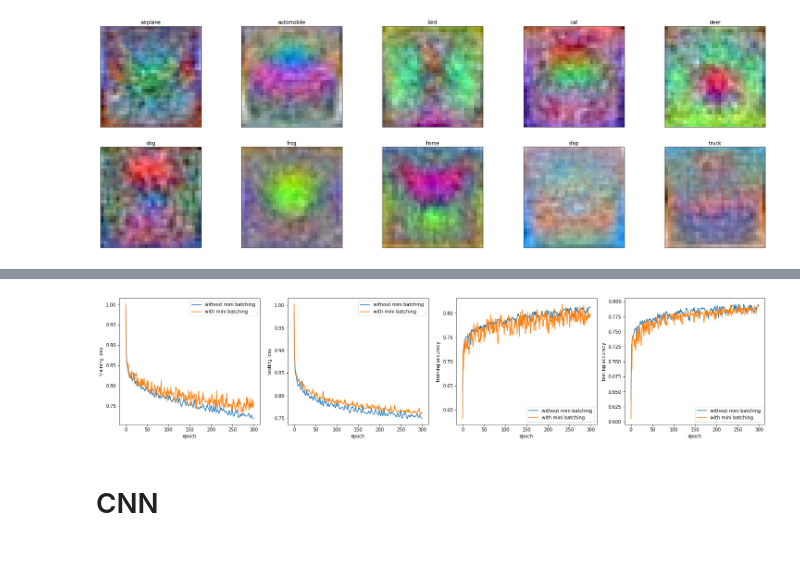
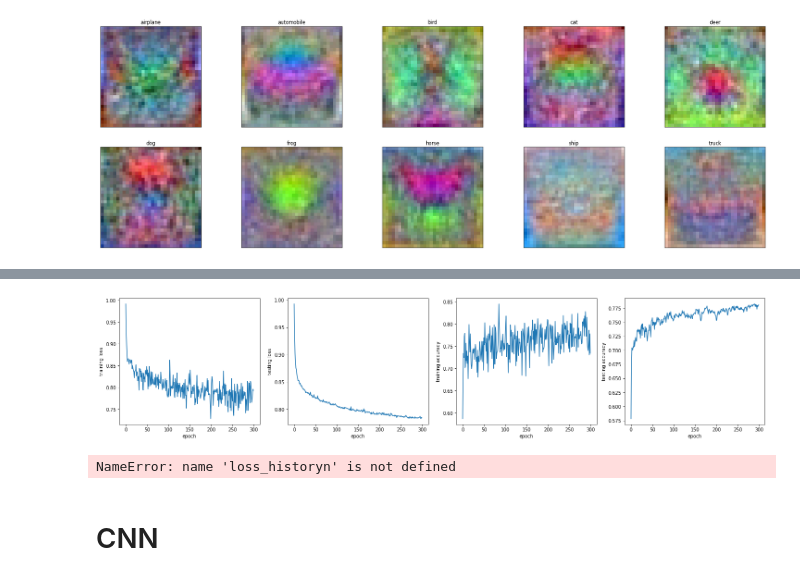
Before and after one commit to OshanJayawardana/Classification-Model-Comparison-CIFAR-10, a Jupyter notebook: A04_180437U.ipynb, the cells around one changed output, grey strips where cells are left out. Cells and saved outputs as stored; diff of their text form; code cells hidden in the pictures.

Commit message:
mini batching algorithm added

```diff
--- a/A04_180437U.ipynb
+++ b/A04_180437U.ipynb
@@ -186,7 +186,7 @@ fig.savefig("w1_images.png",transparent=True)
 # 2 Layer Dense Network
 # %%
 # defining two layer dense network
-def layer2(x_train,y_train,x_test,y_test,batch_size,H,lr,lr_decay,reg):
+def layer2(x_train,y_train,x_test,y_test,batch_size,H,lr,lr_decay,reg,sgd=False):
     Din=x_train.shape[1]
     K=y_train.shape[1]
     Ntr = x_train.shape[0]
@@ -200,16 +200,22 @@ def layer2(x_train,y_train,x_test,y_test,batch_size,H,lr,lr_decay,reg):
     rng = np.random.default_rng(seed=seed)
 
     #initializing weight and bias arrays
-    std=1e-5
     w1 = (2/(Ntr*Din))**0.5*np.random.randn(Din, H)
     w2 = (2/(H*Din))**0.5*np.random.randn(H, K)
     b1 = np.zeros(H)
     b2 = np.zeros(K)
 
     for t in range(iterations):
-        # mini batching the training data set
-        indices = np.random.choice(Ntr,batch_size)
-        # shuffling the training data set to avoid overfitting
+        # shuffling the training data set
+        if sgd:
+            indices=np.array([],dtype=int)
+            for batch in range(int(Ntr/batch_size)):
+                tempindices=np.arange(batch*batch_size,batch_size*(batch+1))
+                rng.shuffle(tempindices)
+                indices=np.append(indices,tempindices[0])
+        else:
+            indices = np.random.choice(Ntr,batch_size)
+
         rng.shuffle(indices)
         x=x_train[indices]
         y=y_train[indices]
@@ -310,7 +316,7 @@ lr = 1.4e-2
 lr_decay= 0.999
 reg = 5e-6
 x_trainn,y_trainn,x_testn,y_testn=preproc(norm=False,reshape=True)
-w1m,b1m,w2m,b2m,loss_historym,loss_history_testm,train_acc_historym,val_acc_historym=layer2(x_trainn,y_trainn,x_testn,y_testn,batch_size,H,lr,lr_decay,reg)
+w1m,b1m,w2m,b2m,loss_historym,loss_history_testm,train_acc_historym,val_acc_historym=layer2(x_trainn,y_trainn,x_testn,y_testn,batch_size,H,lr,lr_decay,reg,sgd=True)
 # %% [output]
 x_train: (50000, 3072)
 x_test: (10000, 3072)
@@ -332,7 +338,11 @@ epoch 290/300: loss= 0.768940-- ,test loss= 0.766521--,train accracy= 0.780600--
+# %%
+graphs(loss_historym,loss_history_testm,train_acc_historym,val_acc_historym,"with sgd")
+# %% [output]
+[figure, added]
 # %%
 graphs([loss_historyn,loss_historym],[loss_history_testn,loss_history_testm],[train_acc_historyn,train_acc_historym],[val_acc_historyn,val_acc_historym],"2 layer dense with mini batching",compare=True,n=2,labels=["without mini batching","with mini batching"])
 # %% [output]
-[figure, removed]
+NameError: name 'loss_historyn' is not defined
 # %% [markdown]
 # CNN
 # %%
```
Also changed, not shown: parts of 7 cells of this notebook, 2 other files.
